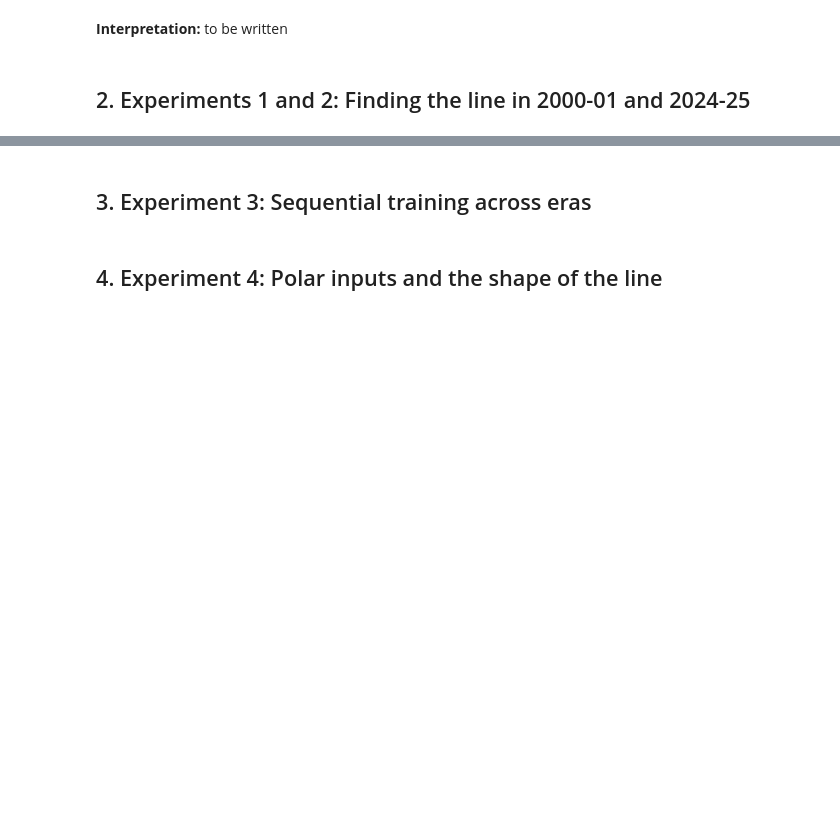
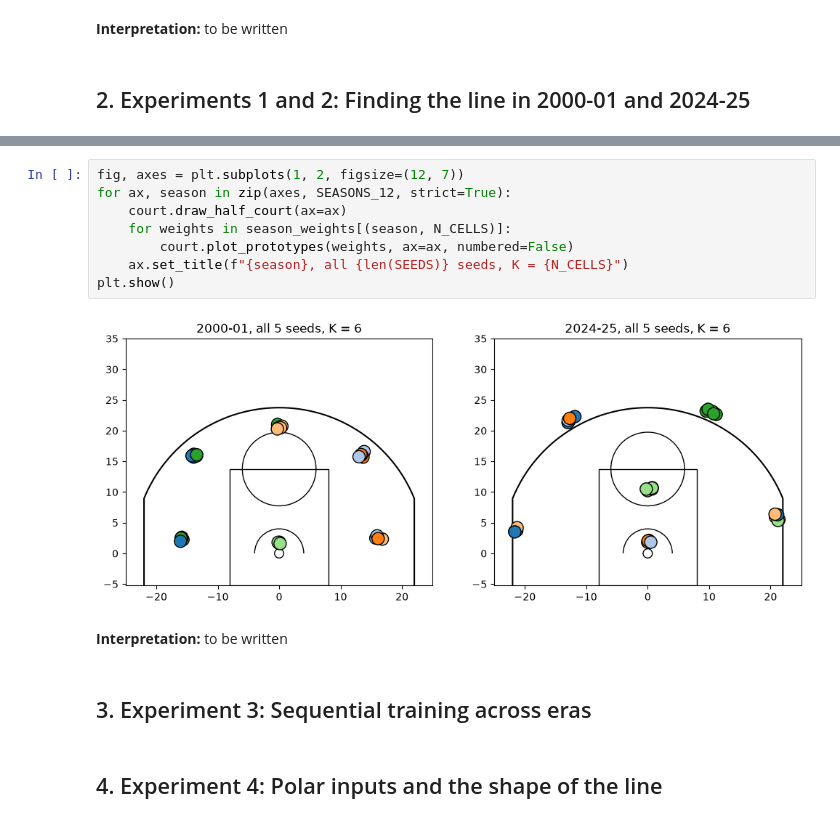
Before and after one commit to BiyonWann/bballNeuro, a Jupyter notebook: notebook.ipynb, the cells around one changed output, grey strips where cells are left out. Saved outputs shown, nothing was run; the diff lists cells and outputs as text; blank space fills up the shorter version.

```diff
--- a/notebook.ipynb
+++ b/notebook.ipynb
@@ -158,3 +433,15 @@ Above the Break 3        0.126    0.158    0.209    0.312
+# %%
+fig, axes = plt.subplots(1, 2, figsize=(12, 7))
+for ax, season in zip(axes, SEASONS_12, strict=True):
+    court.draw_half_court(ax=ax)
+    for weights in season_weights[(season, N_CELLS)]:
+        court.plot_prototypes(weights, ax=ax, numbered=False)
+    ax.set_title(f"{season}, all {len(SEEDS)} seeds, K = {N_CELLS}")
+plt.show()
+# %% [output]
+[figure, added]
+# %% [markdown]
+**Interpretation:** to be written
 # %% [markdown]
 ## 3. Experiment 3: Sequential training across eras
 # %% [markdown]
```
Also changed, not shown: parts of 12 cells of this notebook.
